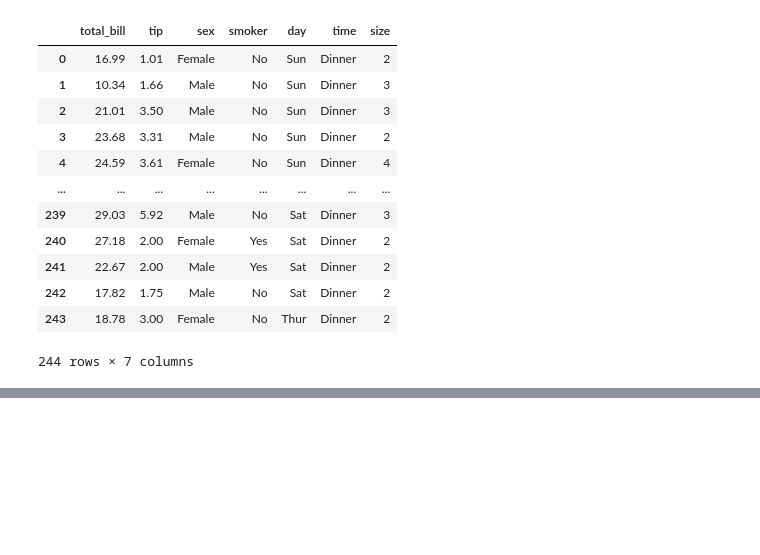
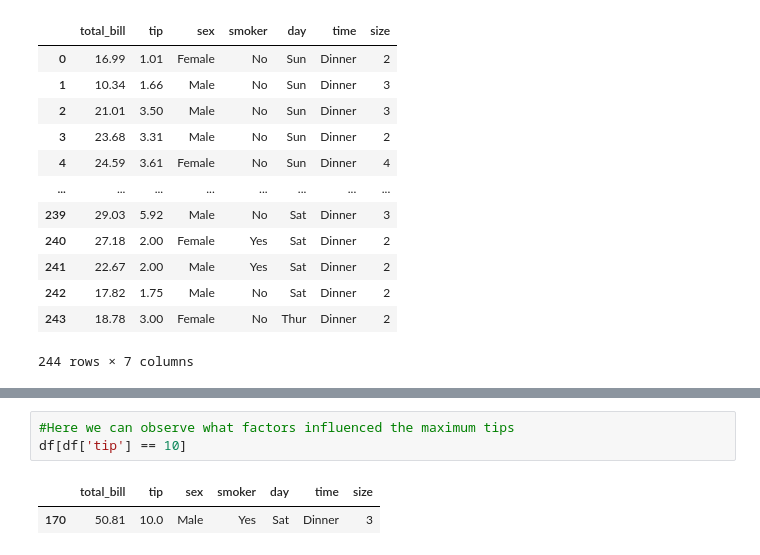
Before and after one commit to themeynoush/python_ds, a Jupyter notebook: python_project/project_ds.ipynb, the cells around one changed output, grey strips where cells are left out. Drawn from its saved outputs; the diff is of its cells as text; blank space fills up the shorter version.

```diff
--- a/python_project/project_ds.ipynb
+++ b/python_project/project_ds.ipynb
@@ -134,0 +89,6 @@ df.groupby('day').describe().T
+# %%
+#Here we can observe what factors influenced the maximum tips
+df[df['tip'] == 10]
+# %% [output]
+|  | total_bill | tip | sex | smoker | day | time | size |
+| 170 | 50.81 | 10.0 | Male | Yes | Sat | Dinner | 3 |
```
Also changed, not shown: parts of 18 cells of this notebook.
